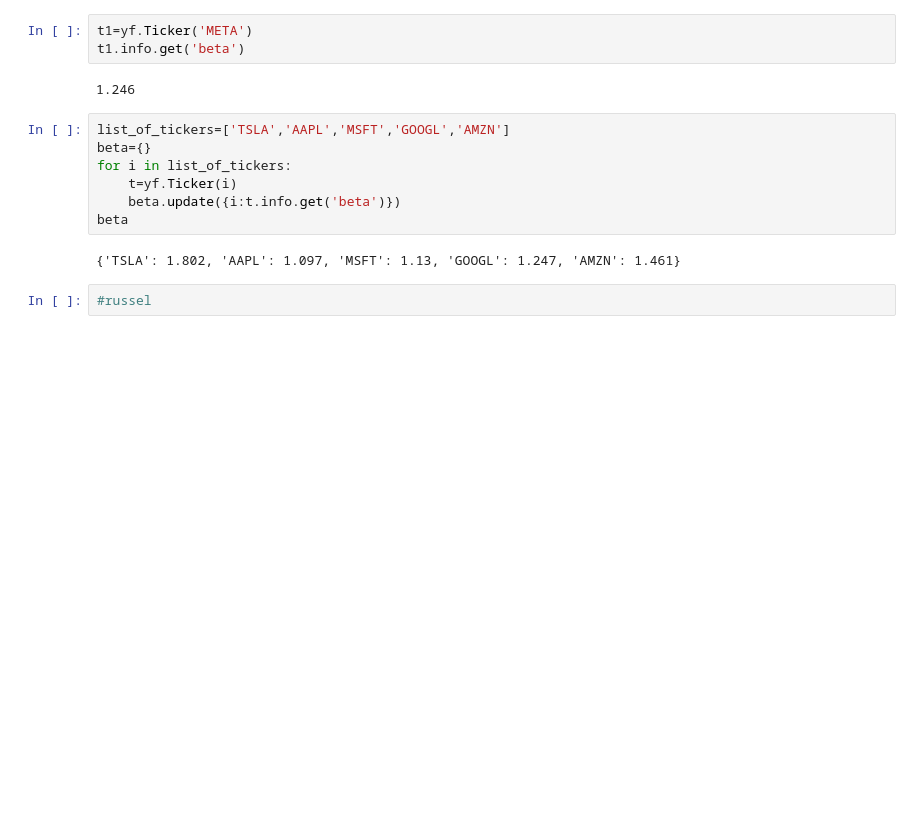
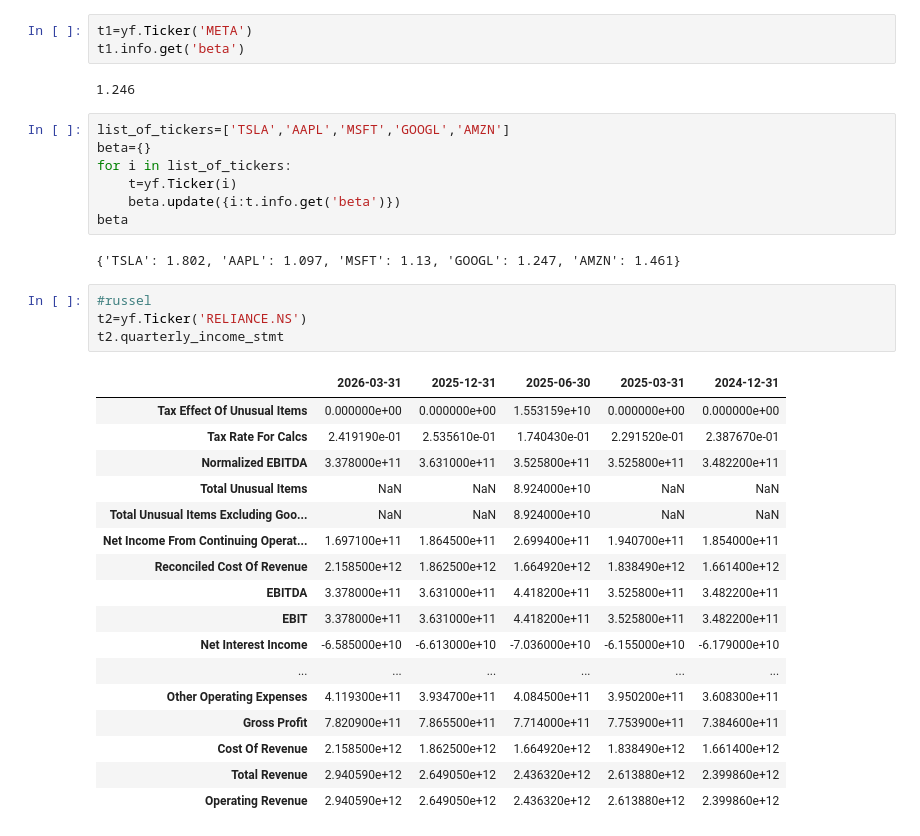
Before and after one commit to sunilsala88/batch-37, a Jupyter notebook: 14_finance/fin1.ipynb, the cells around one changed output. Saved outputs shown, nothing was run; the diff lists cells and outputs as text; blank space fills up the shorter version.

```diff
--- a/14_finance/fin1.ipynb
+++ b/14_finance/fin1.ipynb
@@ -116,3 +116,23 @@ beta
 {'TSLA': 1.802, 'AAPL': 1.097, 'MSFT': 1.13, 'GOOGL': 1.247, 'AMZN': 1.461}
 # %%
 #russel
+t2=yf.Ticker('RELIANCE.NS')
+t2.quarterly_income_stmt
+# %% [output]
+|  | 2026-03-31 | 2025-12-31 | 2025-06-30 | 2025-03-31 | 2024-12-31 |
+| Tax Effect Of Unusual Items | 0.000000e+00 | 0.000000e+00 | 1.553159e+10 | 0.000000e+00 | 0.000000e+00 |
+| Tax Rate For Calcs | 2.419190e-01 | 2.535610e-01 | 1.740430e-01 | 2.291520e-01 | 2.387670e-01 |
+| Normalized EBITDA | 3.378000e+11 | 3.631000e+11 | 3.525800e+11 | 3.525800e+11 | 3.482200e+11 |
+| Total Unusual Items | NaN | NaN | 8.924000e+10 | NaN | NaN |
+| Total Unusual Items Excluding Goo... | NaN | NaN | 8.924000e+10 | NaN | NaN |
+| Net Income From Continuing Operat... | 1.697100e+11 | 1.864500e+11 | 2.699400e+11 | 1.940700e+11 | 1.854000e+11 |
+| Reconciled Cost Of Revenue | 2.158500e+12 | 1.862500e+12 | 1.664920e+12 | 1.838490e+12 | 1.661400e+12 |
+| EBITDA | 3.378000e+11 | 3.631000e+11 | 4.418200e+11 | 3.525800e+11 | 3.482200e+11 |
+| EBIT | 3.378000e+11 | 3.631000e+11 | 4.418200e+11 | 3.525800e+11 | 3.482200e+11 |
+| Net Interest Income | -6.585000e+10 | -6.613000e+10 | -7.036000e+10 | -6.155000e+10 | -6.179000e+10 |
+| ... | ... | ... | ... | ... | ... |
+| Other Operating Expenses | 4.119300e+11 | 3.934700e+11 | 4.084500e+11 | 3.950200e+11 | 3.608300e+11 |
+| Gross Profit | 7.820900e+11 | 7.865500e+11 | 7.714000e+11 | 7.753900e+11 | 7.384600e+11 |
+| Cost Of Revenue | 2.158500e+12 | 1.862500e+12 | 1.664920e+12 | 1.838490e+12 | 1.661400e+12 |
+| Total Revenue | 2.940590e+12 | 2.649050e+12 | 2.436320e+12 | 2.613880e+12 | 2.399860e+12 |
+| Operating Revenue | 2.940590e+12 | 2.649050e+12 | 2.436320e+12 | 2.613880e+12 | 2.399860e+12 |
```
